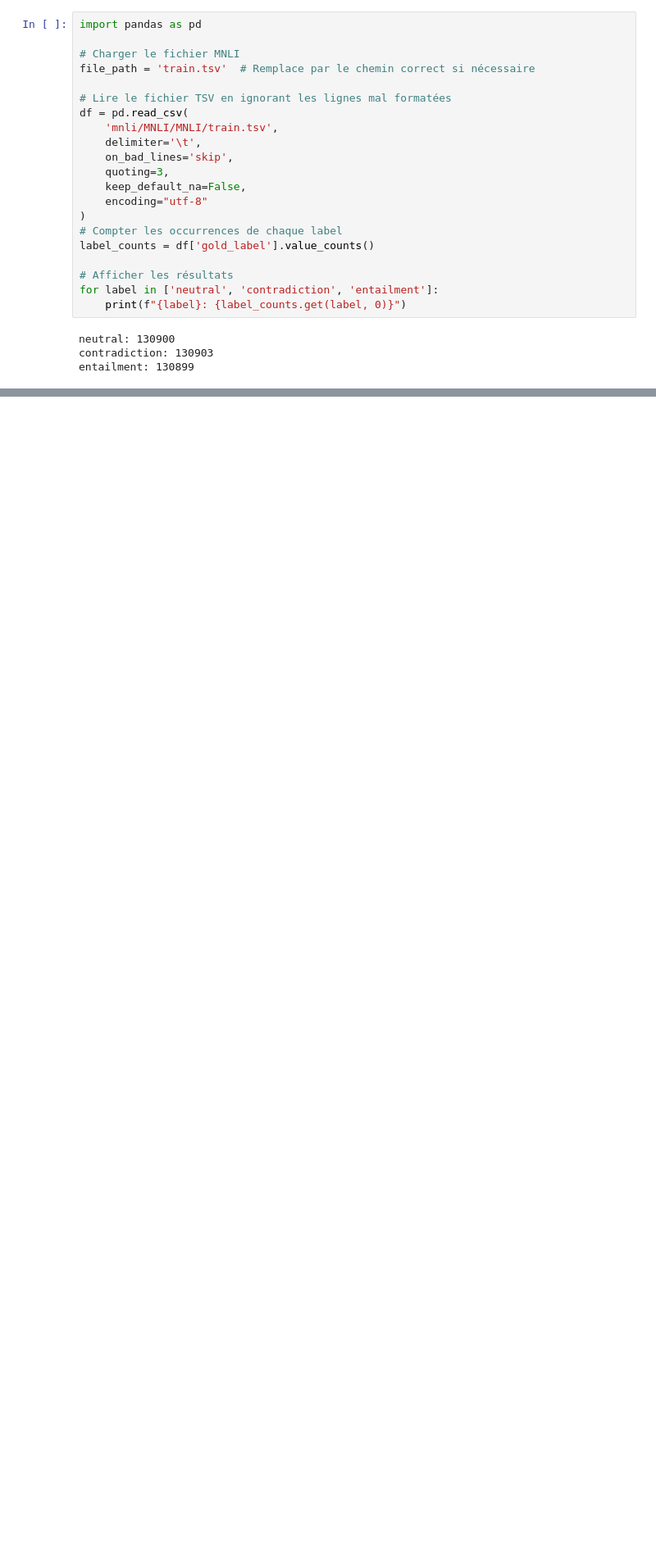
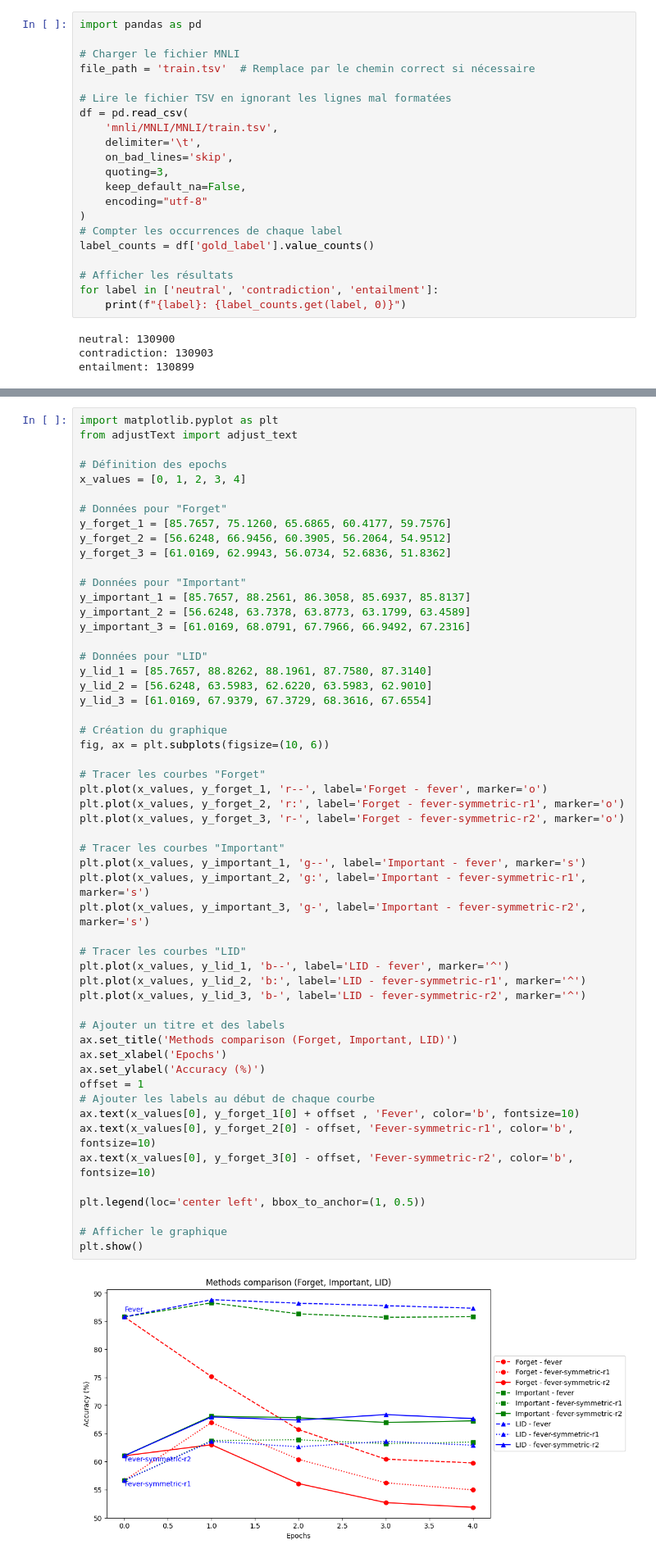
Before and after one commit to Ambroise012/robustness_to_spurious_correlation, a Jupyter notebook: spurious_examples_details.ipynb, the cells around one changed output, grey strips where cells are left out. Shown at 82% size. Drawn from its saved outputs; the diff is of its cells as text; blank space fills up the shorter version.

```diff
--- a/spurious_examples_details.ipynb
+++ b/spurious_examples_details.ipynb
@@ -342,0 +453,56 @@ entailment: 130899
+# %%
+import matplotlib.pyplot as plt
+from adjustText import adjust_text
+
+# Définition des epochs
+x_values = [0, 1, 2, 3, 4]
+
+# Données pour "Forget"
+y_forget_1 = [85.7657, 75.1260, 65.6865, 60.4177, 59.7576]
+y_forget_2 = [56.6248, 66.9456, 60.3905, 56.2064, 54.9512]
+y_forget_3 = [61.0169, 62.9943, 56.0734, 52.6836, 51.8362]
+
+# Données pour "Important"
+y_important_1 = [85.7657, 88.2561, 86.3058, 85.6937, 85.8137]
+y_important_2 = [56.6248, 63.7378, 63.8773, 63.1799, 63.4589]
+y_important_3 = [61.0169, 68.0791, 67.7966, 66.9492, 67.2316]
+
+# Données pour "LID"
+y_lid_1 = [85.7657, 88.8262, 88.1961, 87.7580, 87.3140]
+y_lid_2 = [56.6248, 63.5983, 62.6220, 63.5983, 62.9010]
+y_lid_3 = [61.0169, 67.9379, 67.3729, 68.3616, 67.6554]
+
+# Création du graphique
+fig, ax = plt.subplots(figsize=(10, 6))
+
+# Tracer les courbes "Forget"
+plt.plot(x_values, y_forget_1, 'r--', label='Forget - fever', marker='o')
+plt.plot(x_values, y_forget_2, 'r:', label='Forget - fever-symmetric-r1', marker='o')
+plt.plot(x_values, y_forget_3, 'r-', label='Forget - fever-symmetric-r2', marker='o')
+
+# Tracer les courbes "Important"
+plt.plot(x_values, y_important_1, 'g--', label='Important - fever', marker='s')
+plt.plot(x_values, y_important_2, 'g:', label='Important - fever-symmetric-r1', marker='s')
+plt.plot(x_values, y_important_3, 'g-', label='Important - fever-symmetric-r2', marker='s')
+
+# Tracer les courbes "LID"
+plt.plot(x_values, y_lid_1, 'b--', label='LID - fever', marker='^')
+plt.plot(x_values, y_lid_2, 'b:', label='LID - fever-symmetric-r1', marker='^')
+plt.plot(x_values, y_lid_3, 'b-', label='LID - fever-symmetric-r2', marker='^')
+
+# Ajouter un titre et des labels
+ax.set_title('Methods comparison (Forget, Important, LID)')
+ax.set_xlabel('Epochs')
+ax.set_ylabel('Accuracy (%)')
+offset = 1
+# Ajouter les labels au début de chaque courbe
+ax.text(x_values[0], y_forget_1[0] + offset , 'Fever', color='b', fontsize=10)
+ax.text(x_values[0], y_forget_2[0] - offset, 'Fever-symmetric-r1', color='b', fontsize=10)
+ax.text(x_values[0], y_forget_3[0] - offset, 'Fever-symmetric-r2', color='b', fontsize=10)
+
+plt.legend(loc='center left', bbox_to_anchor=(1, 0.5))
+
+# Afficher le graphique
+plt.show()
+# %% [output]
+[figure, added]
```
Also changed, not shown: parts of 4 cells of this notebook.
